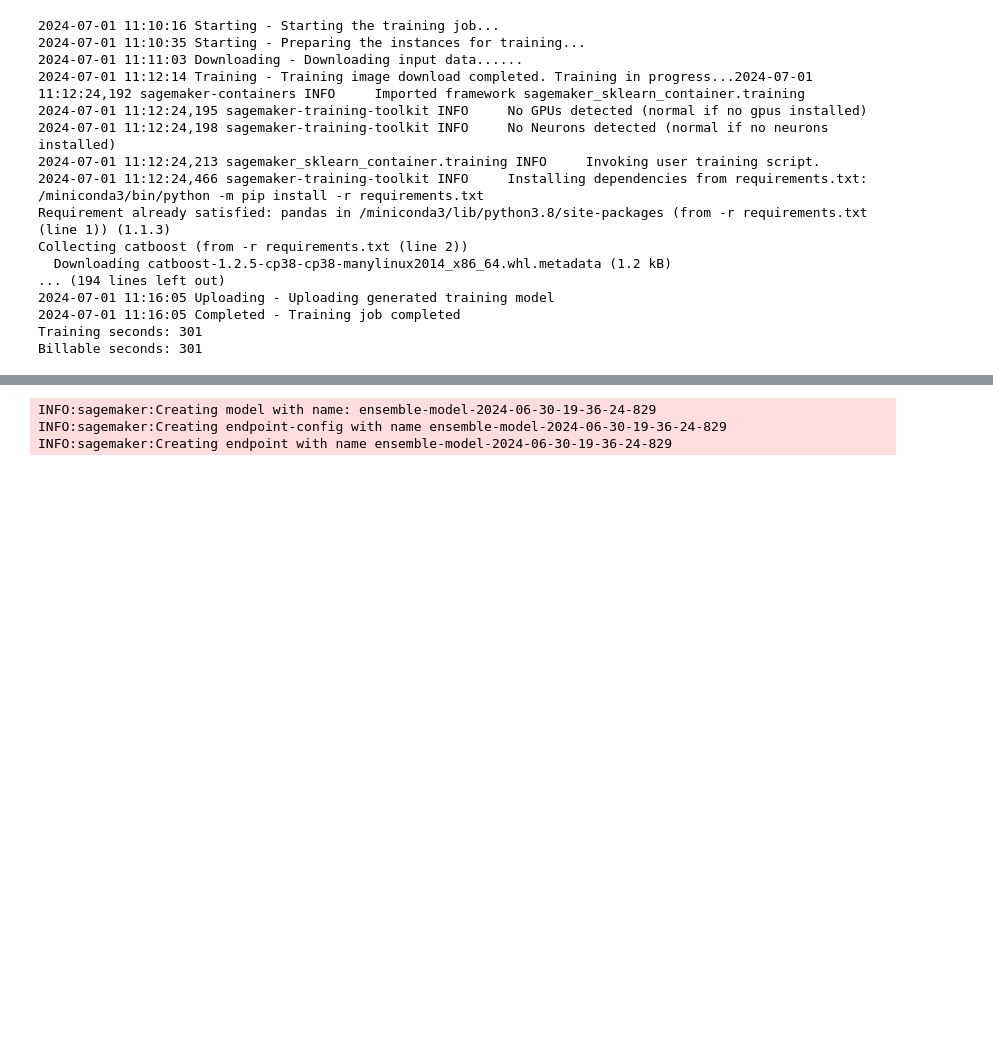
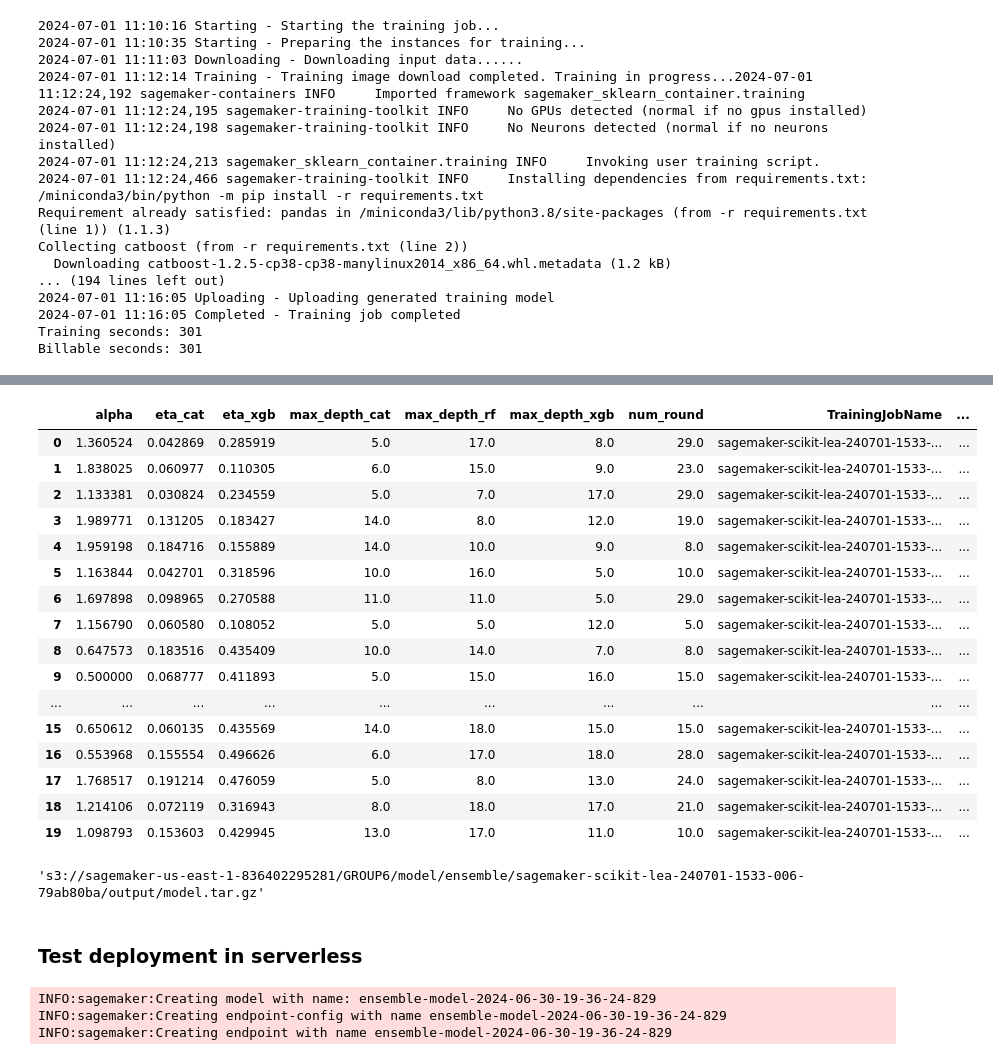
Before and after one commit to shunqi-wang/MLE-US-Flights, a Jupyter notebook: MLE-US-Flights.ipynb, the cells around one changed output, grey strips where cells are left out. Saved outputs shown, nothing was run; the diff lists cells and outputs as text; code cells hidden in the pictures; blank space fills up the shorter version.

```diff
--- a/MLE-US-Flights.ipynb
+++ b/MLE-US-Flights.ipynb
@@ -1571,3 +1658,34 @@ Billable seconds: 301
+# %%
+df_tuner = sagemaker.HyperparameterTuningJobAnalytics(
+    tuner.latest_tuning_job.job_name
+).dataframe()
+df_tuner
+# %% [output]
+|  | alpha | eta_cat | eta_xgb | max_depth_cat | max_depth_rf | max_depth_xgb | num_round | TrainingJobName | ... |
+| 0 | 1.360524 | 0.042869 | 0.285919 | 5.0 | 17.0 | 8.0 | 29.0 | sagemaker-scikit-lea-240701-1533-... | ... |
+| 1 | 1.838025 | 0.060977 | 0.110305 | 6.0 | 15.0 | 9.0 | 23.0 | sagemaker-scikit-lea-240701-1533-... | ... |
+| 2 | 1.133381 | 0.030824 | 0.234559 | 5.0 | 7.0 | 17.0 | 29.0 | sagemaker-scikit-lea-240701-1533-... | ... |
+| 3 | 1.989771 | 0.131205 | 0.183427 | 14.0 | 8.0 | 12.0 | 19.0 | sagemaker-scikit-lea-240701-1533-... | ... |
+| 4 | 1.959198 | 0.184716 | 0.155889 | 14.0 | 10.0 | 9.0 | 8.0 | sagemaker-scikit-lea-240701-1533-... | ... |
+| 5 | 1.163844 | 0.042701 | 0.318596 | 10.0 | 16.0 | 5.0 | 10.0 | sagemaker-scikit-lea-240701-1533-... | ... |
+| 6 | 1.697898 | 0.098965 | 0.270588 | 11.0 | 11.0 | 5.0 | 29.0 | sagemaker-scikit-lea-240701-1533-... | ... |
+| 7 | 1.156790 | 0.060580 | 0.108052 | 5.0 | 5.0 | 12.0 | 5.0 | sagemaker-scikit-lea-240701-1533-... | ... |
+| 8 | 0.647573 | 0.183516 | 0.435409 | 10.0 | 14.0 | 7.0 | 8.0 | sagemaker-scikit-lea-240701-1533-... | ... |
+| 9 | 0.500000 | 0.068777 | 0.411893 | 5.0 | 15.0 | 16.0 | 15.0 | sagemaker-scikit-lea-240701-1533-... | ... |
+| ... | ... | ... | ... | ... | ... | ... | ... | ... | ... |
+| 15 | 0.650612 | 0.060135 | 0.435569 | 14.0 | 18.0 | 15.0 | 15.0 | sagemaker-scikit-lea-240701-1533-... | ... |
+| 16 | 0.553968 | 0.155554 | 0.496626 | 6.0 | 17.0 | 18.0 | 28.0 | sagemaker-scikit-lea-240701-1533-... | ... |
+| 17 | 1.768517 | 0.191214 | 0.476059 | 5.0 | 8.0 | 13.0 | 24.0 | sagemaker-scikit-lea-240701-1533-... | ... |
+| 18 | 1.214106 | 0.072119 | 0.316943 | 8.0 | 18.0 | 17.0 | 21.0 | sagemaker-scikit-lea-240701-1533-... | ... |
+| 19 | 1.098793 | 0.153603 | 0.429945 | 13.0 | 17.0 | 11.0 | 10.0 | sagemaker-scikit-lea-240701-1533-... | ... |
+# %%
+best_model_name = df_tuner.sort_values('FinalObjectiveValue',ascending=True).iloc[0]['TrainingJobName']
+best_model_path = f'{S3_PATH}{MODEL_PREFIX}ensemble/{best_model_name}/output/model.tar.gz'
+best_model_path
+# %% [output]
+'s3://sagemaker-us-east-1-836402295281/GROUP6/model/ensemble/sagemaker-scikit-lea-240701-1533-006-79ab80ba/output/model.tar.gz'
+# %% [markdown]
+### Test deployment in serverless
 # %%
 from sagemaker.serverless.serverless_inference_config import ServerlessInferenceConfig
 
```
Also changed, not shown: parts of 10 cells of this notebook.
